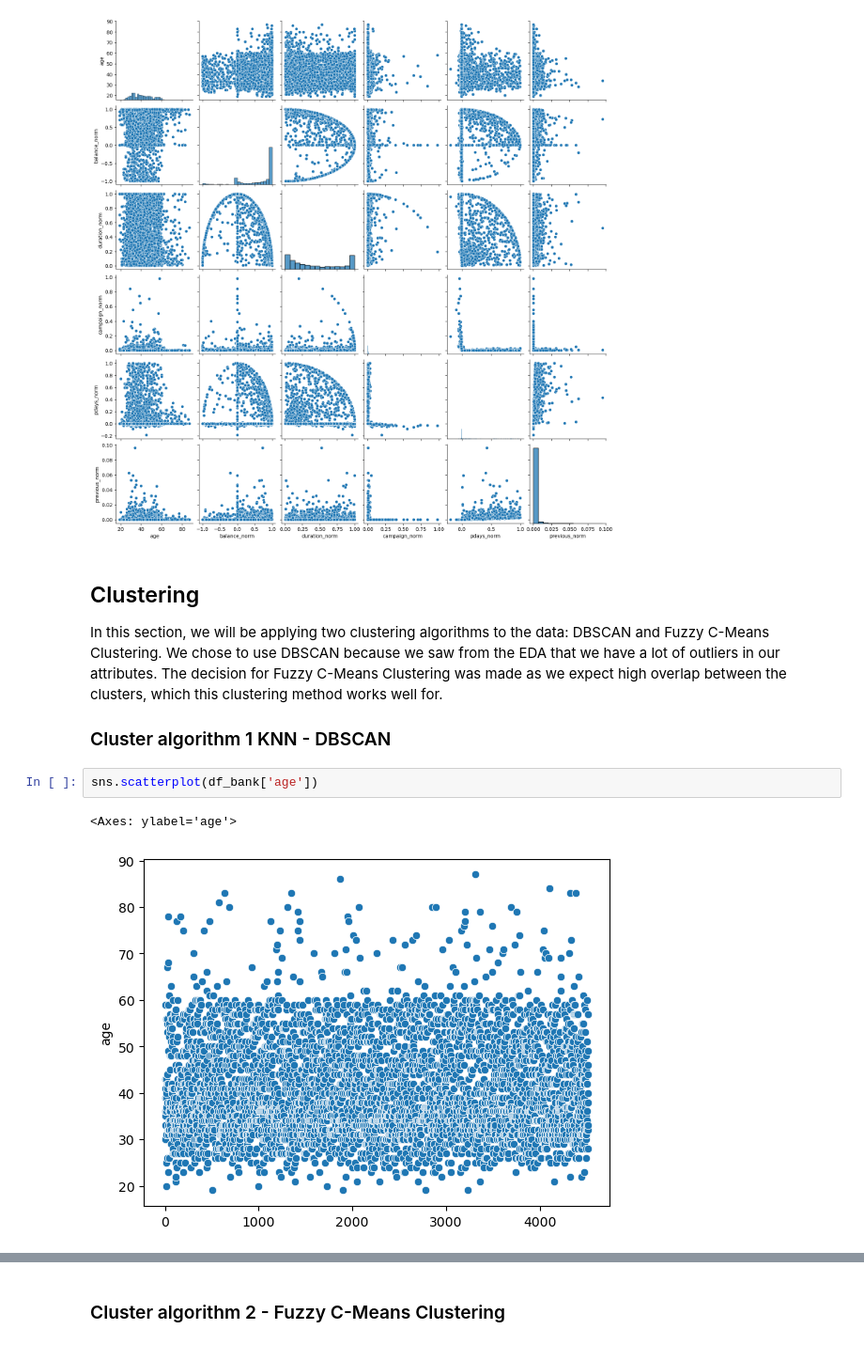
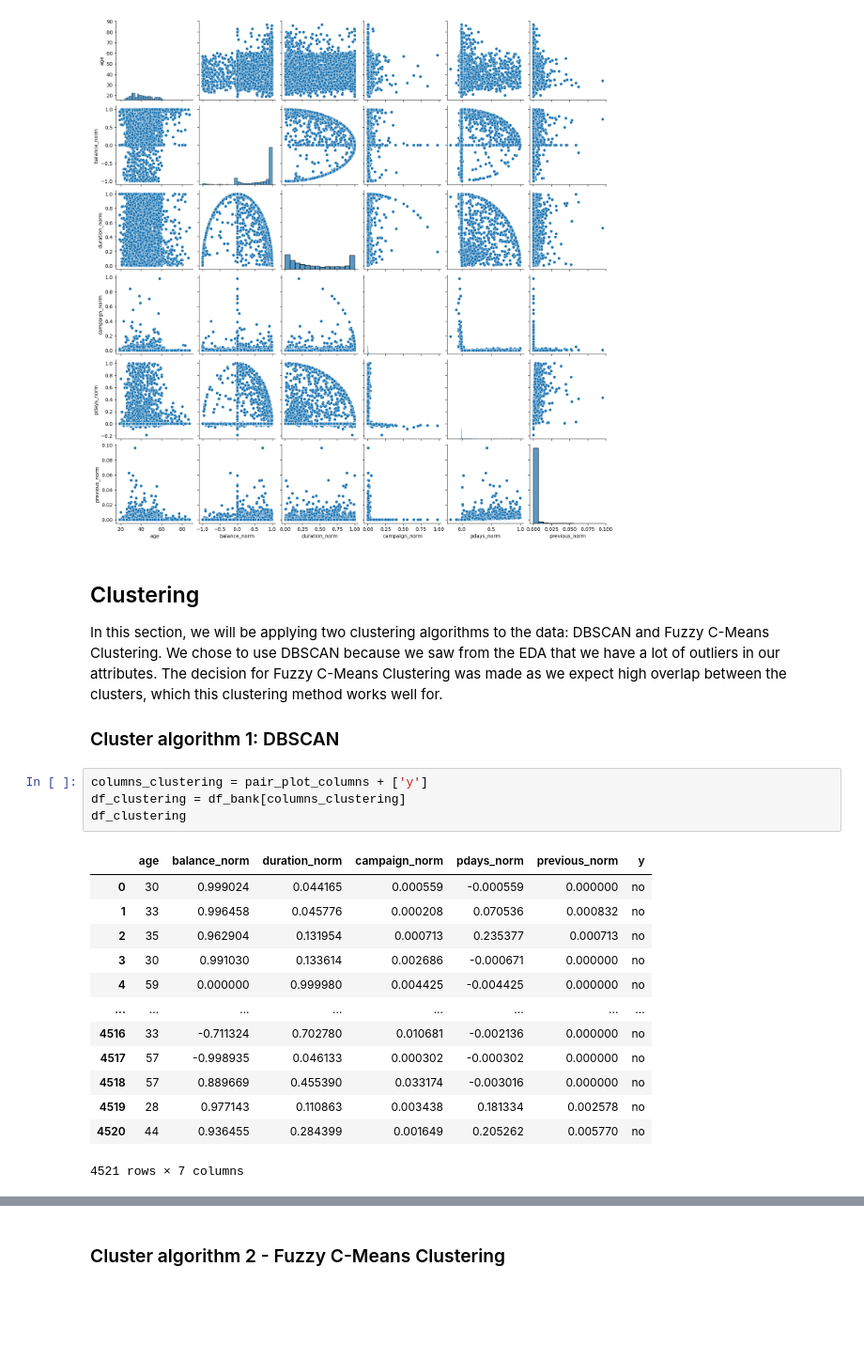
Before and after one commit to DSBE-Semester-A/DataMining, a Jupyter notebook: Assignment2/Assignment_2.ipynb, the cells around one changed output, grey strips where cells are left out. Shown at 94% size. Drawn from its saved outputs; the diff is of its cells as text; blank space fills up the shorter version.

```diff
--- a/Assignment2/Assignment_2.ipynb
+++ b/Assignment2/Assignment_2.ipynb
@@ -237,9 +239,22 @@ plt.show()
 
 In this section, we will be applying two clustering algorithms to the data: DBSCAN and Fuzzy C-Means Clustering. We chose to use DBSCAN because we saw from the EDA that we have a lot of outliers in our attributes. The decision for Fuzzy C-Means Clustering was made as we expect high overlap between the clusters, which this clustering method works well for.
 
-### Cluster algorithm 1 KNN - DBSCAN
+### Cluster algorithm 1: DBSCAN
-# %%
-sns.scatterplot(df_bank['age'])
-# %% [output]
-<Axes: ylabel='age'>
-[figure, removed]
+# %%
+columns_clustering = pair_plot_columns + ['y']
+df_clustering = df_bank[columns_clustering]
+df_clustering
+# %% [output]
+|  | age | balance_norm | duration_norm | campaign_norm | pdays_norm | previous_norm | y |
+| 0 | 30 | 0.999024 | 0.044165 | 0.000559 | -0.000559 | 0.000000 | no |
+| 1 | 33 | 0.996458 | 0.045776 | 0.000208 | 0.070536 | 0.000832 | no |
+| 2 | 35 | 0.962904 | 0.131954 | 0.000713 | 0.235377 | 0.000713 | no |
+| 3 | 30 | 0.991030 | 0.133614 | 0.002686 | -0.000671 | 0.000000 | no |
+| 4 | 59 | 0.000000 | 0.999980 | 0.004425 | -0.004425 | 0.000000 | no |
+| ... | ... | ... | ... | ... | ... | ... | ... |
+| 4516 | 33 | -0.711324 | 0.702780 | 0.010681 | -0.002136 | 0.000000 | no |
+| 4517 | 57 | -0.998935 | 0.046133 | 0.000302 | -0.000302 | 0.000000 | no |
+| 4518 | 57 | 0.889669 | 0.455390 | 0.033174 | -0.003016 | 0.000000 | no |
+| 4519 | 28 | 0.977143 | 0.110863 | 0.003438 | 0.181334 | 0.002578 | no |
+| 4520 | 44 | 0.936455 | 0.284399 | 0.001649 | 0.205262 | 0.005770 | no |
+4521 rows × 7 columns
```
Also changed, not shown: parts of 5 cells of this notebook, 4 other files.
